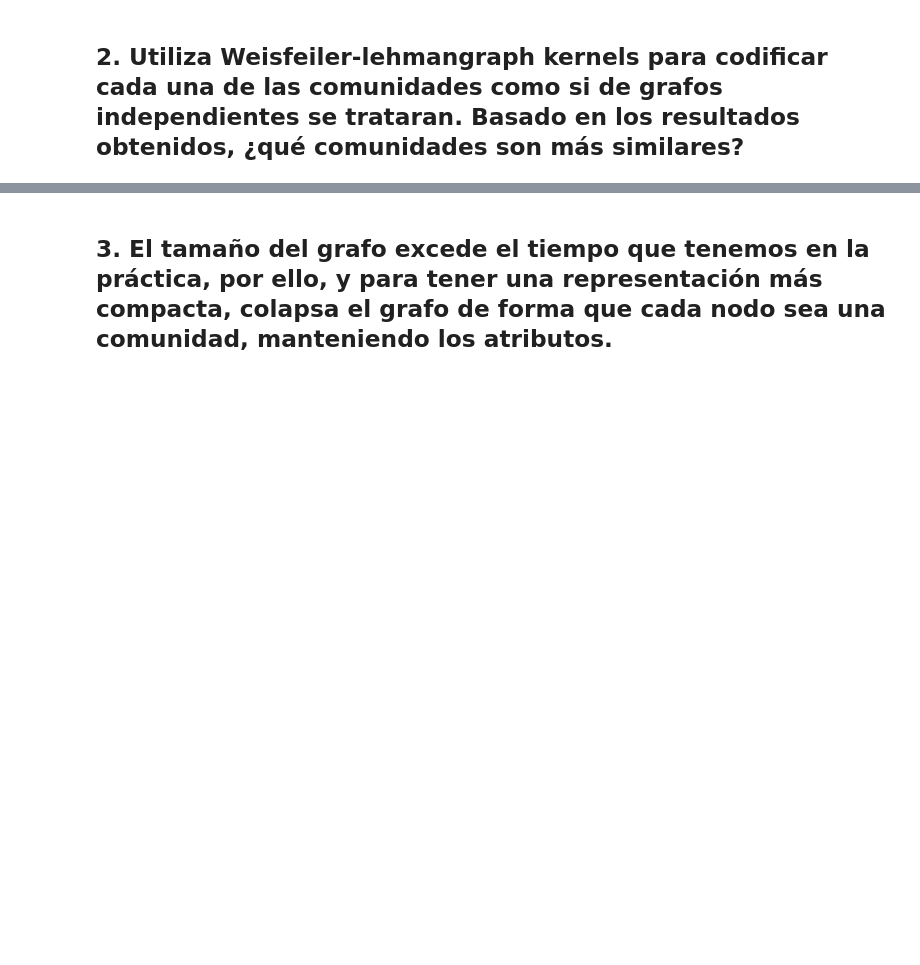
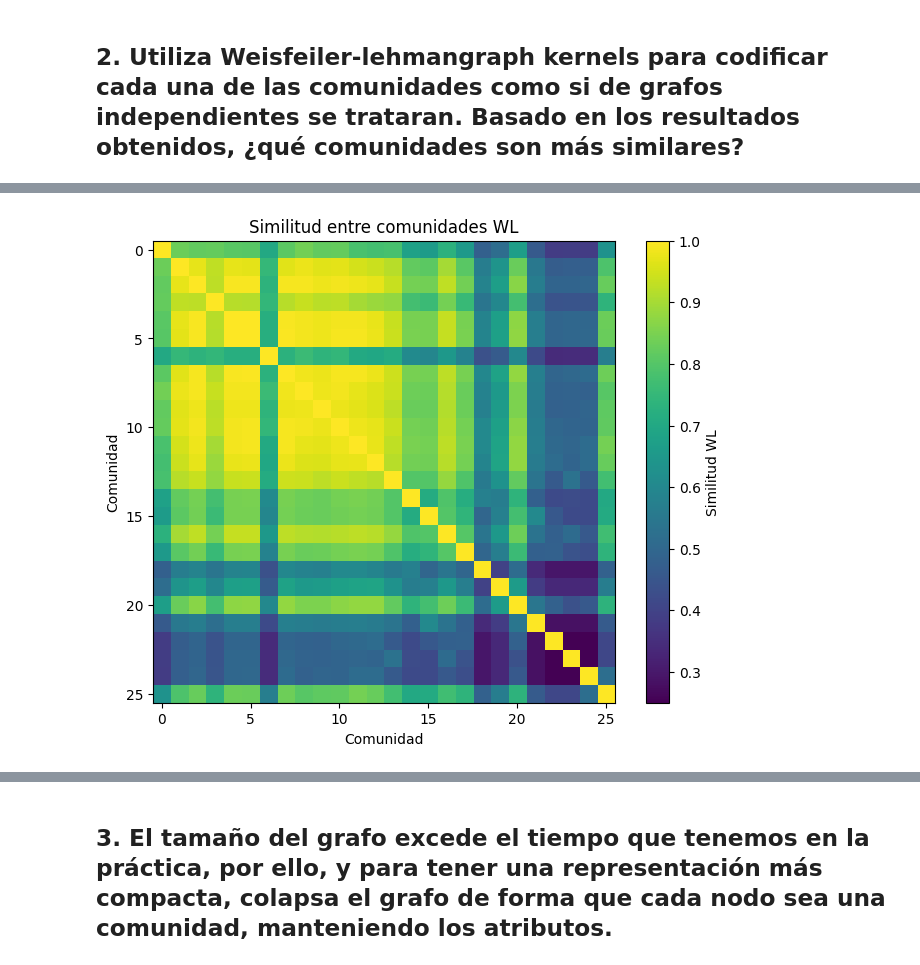
Before and after one commit to luciacuevascsv/analisis_redes_sociales, a Jupyter notebook: Practica I/practicaI.ipynb, the cells around one changed output, grey strips where cells are left out. Saved outputs shown, nothing was run; the diff lists cells and outputs as text; code cells hidden in the pictures; blank space fills up the shorter version.

```diff
--- a/Practica I/practicaI.ipynb
+++ b/Practica I/practicaI.ipynb
@@ -212,0 +305,42 @@ ImportError: cannot import name 'ComplexWarning' from 'numpy' (/usr/local/lib/py
+# %%
+# Filtrar comunidades con más de 1000 tweets
+min_tweets = 1000
+filtered_indices = [i for i, t in enumerate(community_tweets) if t > min_tweets]
+
+# Subgrafos filtrados
+filtered_subgraphs = [G.subgraph(communities.communities[i]).copy() for i in filtered_indices]
+
+# Convertir cada comunidad en un grafo independiente
+filtered_grakel_graphs = graph_from_networkx(filtered_subgraphs, val_node_labels='0')
+
+# Crear el kernel WL
+wl = WeisfeilerLehman(n_iter=3, normalize=True, base_graph_kernel=VertexHistogram)
+filtered_K = wl.fit_transform(filtered_grakel_graphs)
+
+# Eliminar diagonal y triangulo inferior
+filtered_K_no_diag = filtered_K.copy()
+np.fill_diagonal(filtered_K_no_diag, 0)
+filtered_K_unique = filtered_K_no_diag.copy()
+filtered_K_unique[np.tril_indices_from(filtered_K_unique)] = 0
+
+# Obtener los índices de las mayores similitudes
+filtered_flat_indices = np.argsort(filtered_K_unique, axis=None)[-10:]
+filtered_pairs = np.unravel_index(filtered_flat_indices, filtered_K_unique.shape)
+# %%
+filtered_indices = np.unravel_index(
+    np.argsort(filtered_K_no_diag, axis=None)[-3:],
+    filtered_K_no_diag.shape
+)
+
+filtered_similarities = filtered_K_no_diag[filtered_indices]
+
+# Heatmap de similitud
+plt.figure(figsize=(8, 6))
+plt.imshow(filtered_K, cmap="viridis")
+plt.colorbar(label="Similitud WL")
+plt.title("Similitud entre comunidades WL")
+plt.xlabel("Comunidad")
+plt.ylabel("Comunidad")
+plt.show()
+# %% [output]
+[figure, added]
```
Also changed, not shown: parts of 14 cells of this notebook.
